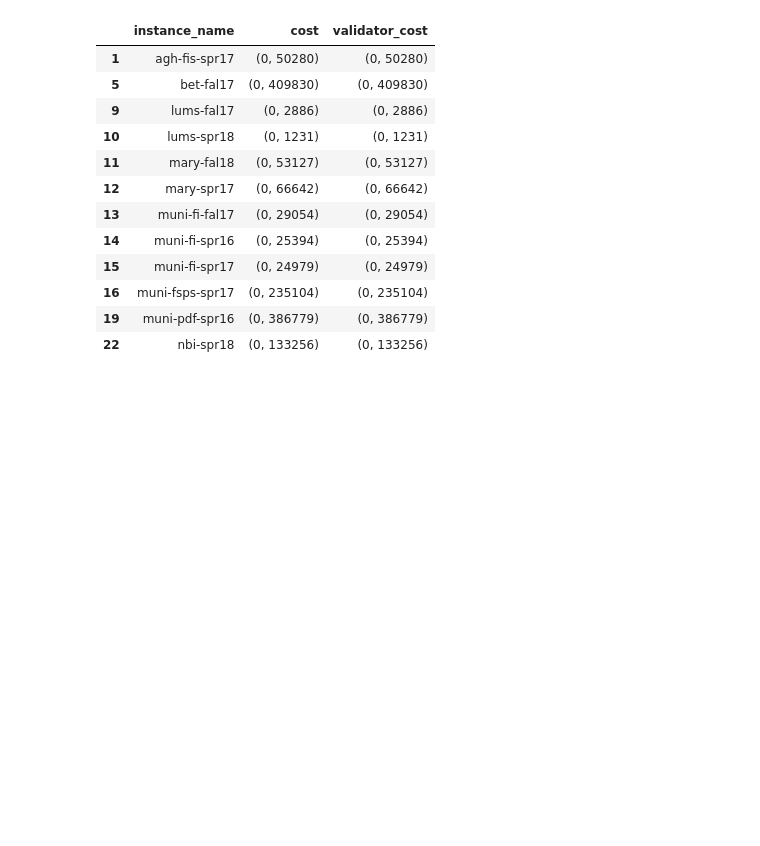
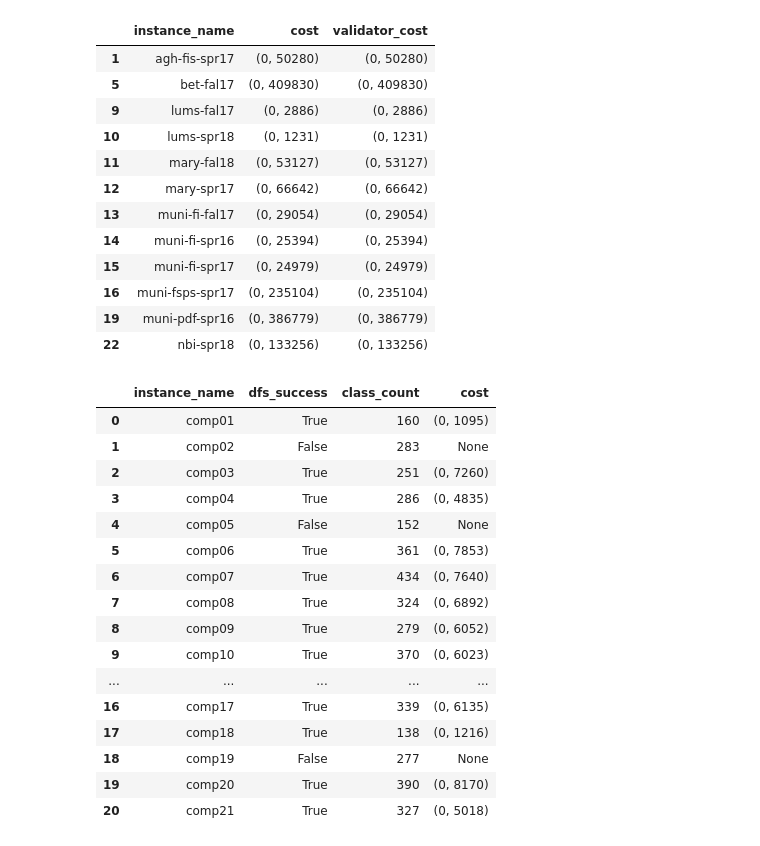
Before and after one commit to wayne1512/ITC2019, a Jupyter notebook: experiment_analysis/depth_first_seach_analysis.ipynb, the cells around one changed output. Saved outputs shown, nothing was run; the diff lists cells and outputs as text; code cells hidden in the pictures; blank space fills up the shorter version.

```diff
--- a/experiment_analysis/depth_first_seach_analysis.ipynb
+++ b/experiment_analysis/depth_first_seach_analysis.ipynb
@@ -579,3 +579,23 @@ See the caveats in the documentation: https://pandas.pydata.org/pandas-docs/stab
 | 16 | muni-fsps-spr17 | (0, 235104) | (0, 235104) |
 | 19 | muni-pdf-spr16 | (0, 386779) | (0, 386779) |
 | 22 | nbi-spr18 | (0, 133256) | (0, 133256) |
+# %%
+itc07_t3_dfs_res[['instance_name','dfs_success','class_count','cost']]
+# %% [output]
+|  | instance_name | dfs_success | class_count | cost |
+| 0 | comp01 | True | 160 | (0, 1095) |
+| 1 | comp02 | False | 283 | None |
+| 2 | comp03 | True | 251 | (0, 7260) |
+| 3 | comp04 | True | 286 | (0, 4835) |
+| 4 | comp05 | False | 152 | None |
+| 5 | comp06 | True | 361 | (0, 7853) |
+| 6 | comp07 | True | 434 | (0, 7640) |
+| 7 | comp08 | True | 324 | (0, 6892) |
+| 8 | comp09 | True | 279 | (0, 6052) |
+| 9 | comp10 | True | 370 | (0, 6023) |
+| ... | ... | ... | ... | ... |
+| 16 | comp17 | True | 339 | (0, 6135) |
+| 17 | comp18 | True | 138 | (0, 1216) |
+| 18 | comp19 | False | 277 | None |
+| 19 | comp20 | True | 390 | (0, 8170) |
+| 20 | comp21 | True | 327 | (0, 5018) |
```
Also changed, not shown: 17 other files.
